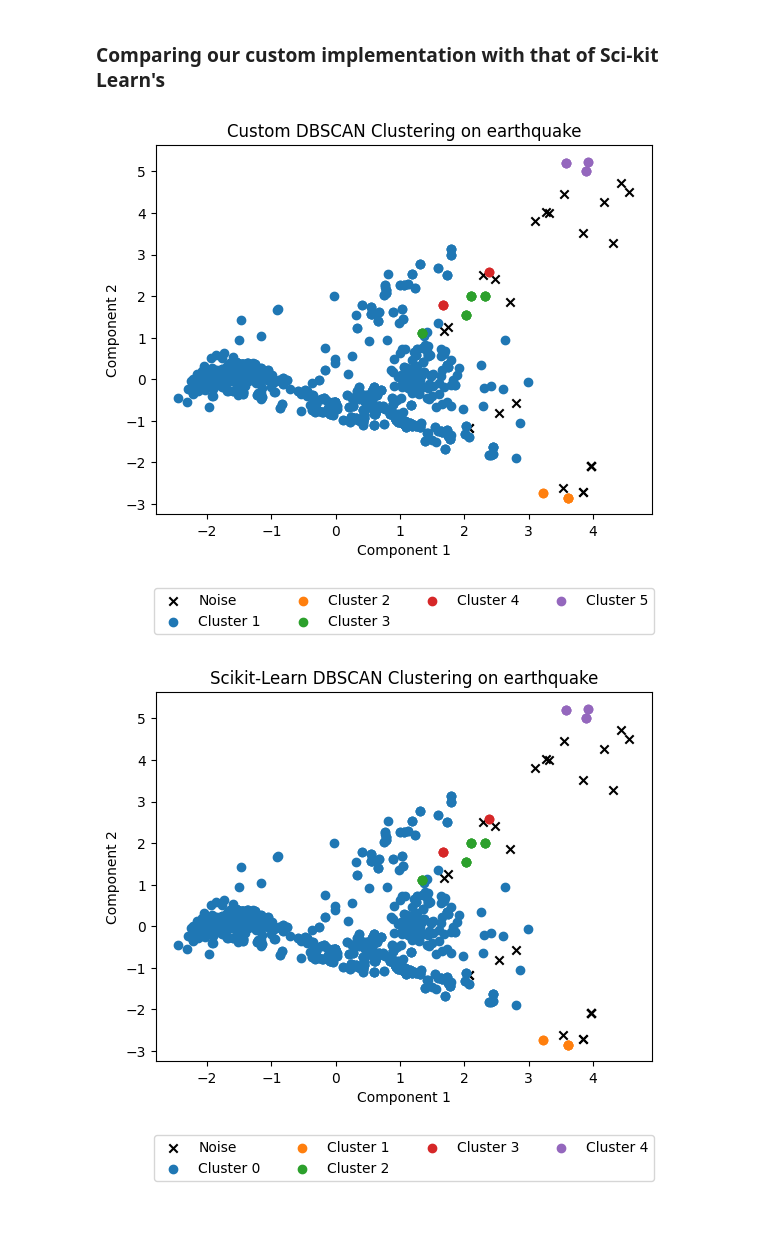
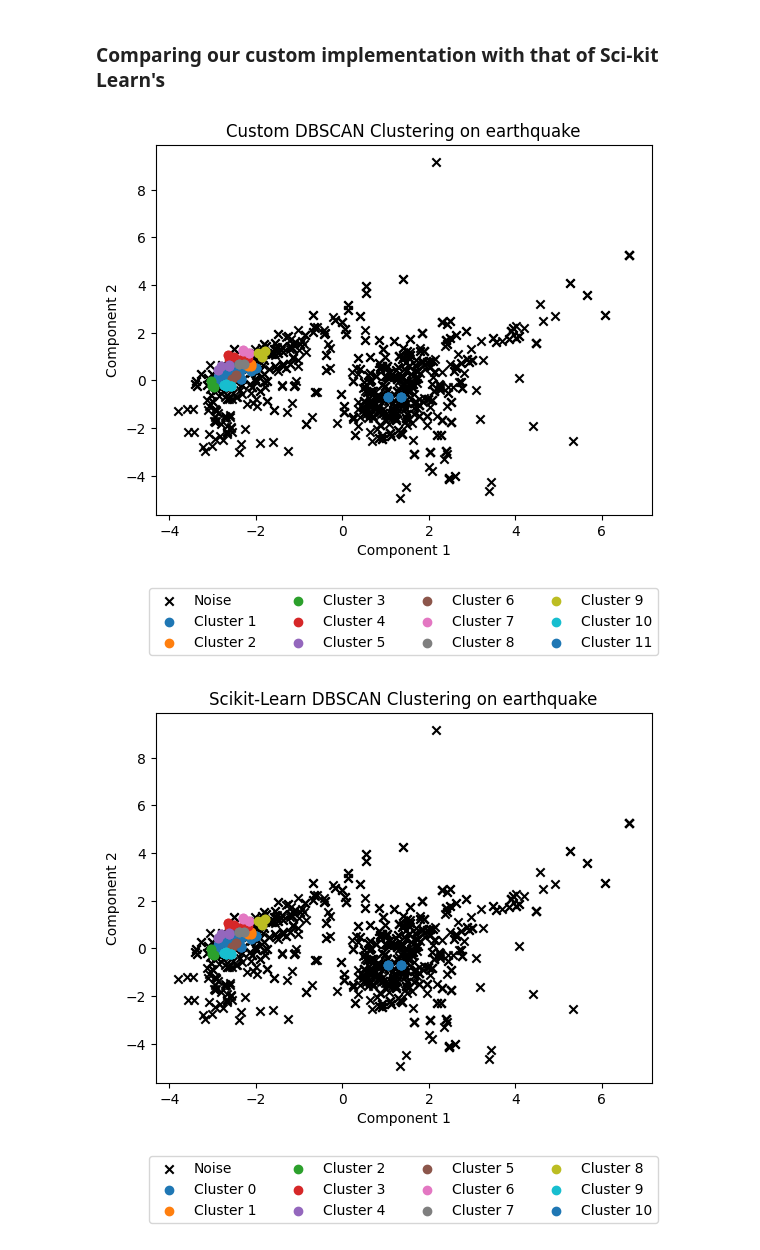
Before and after one commit to gideonpeters/comp6651-project, a Jupyter notebook: scripts/01-dbscan-4.ipynb, the cells around one changed output. Drawn from its saved outputs; the diff is of its cells as text; code cells hidden in the pictures; blank space fills up the shorter version.

Commit message:
chore: dbscan for number 4

```diff
--- a/scripts/01-dbscan-4.ipynb
+++ b/scripts/01-dbscan-4.ipynb
@@ -50,8 +50,10 @@ global_earthquake_data_df = global_earthquake_data_df.drop(columns=earthquake_dr
 
 earthquake_categorical_cols = [
     'type', 'status', 'net', 'magType', 'geometryType',
-    'continent', 'country', 'subnational', 'city', 'locality', 'postcode', 'timezone'
+    'continent', 'country', 'subnational', 'city', 'locality', 'postcode', 'timezone',
 ]
+# drop categorical columns
+global_earthquake_data_df = global_earthquake_data_df.drop(columns=earthquake_categorical_cols)
 earthquake_numerical_cols = [
     "magnitude", "felt", "cdi", "mmi", "tsunami", "sig",
     "nst", "dmin", "rms", "gap", "depth", "latitude",
@@ -185,13 +177,14 @@ Percentages of each alert in the dataset:
 # %%
 # earthquake_relevant_df = global_earthquake_data_df[top_feature_names]
 # X = earthquake_relevant_df.values
-X = global_earthquake_data_df[top_feature_names].values
+# take only numerical columns to predict the alert levels
+X = global_earthquake_data_df[earthquake_numerical_cols].values
 X = StandardScaler().fit_transform(X)
 
 # ---------------------------
 # Run Custom DBSCAN
 # ---------------------------
-custom_dbscan = CustomDBSCAN(eps=1.5, min_pts=5)
+custom_dbscan = CustomDBSCAN(eps=0.5, min_pts=5)
 start_time = time.time()
 labels_custom = custom_dbscan.fit_predict(X)
 custom_runtime = time.time() - start_time
@@ -207,33 +200,33 @@ results.append({
     "runtime": custom_runtime,
     "cluster_count": len(set(labels_custom)) - (1 if -1 in labels_custom else 0),
     "noise_count": list(labels_custom).count(-1),
 })
 
 # Visualize the clusters (assuming visualize_clusters is defined)
 visualize_clusters(X, labels_custom, "Custom DBSCAN Clustering on earthquake", saveAs="top_5_custom_dbscan_earthquake.png")
 
 # ---------------------------
 # Scikit-Learn DBSCAN Implementation
 # ---------------------------
 start_time = time.time()
-sklearn_dbscan = SklearnDBSCAN(eps=1.5, min_samples=5)
+sklearn_dbscan = SklearnDBSCAN(eps=0.5, min_samples=5)
 labels_sklearn = sklearn_dbscan.fit_predict(X)
 sklearn_runtime = time.time() - start_time
 
 sklearn_silhouette = silhouette_score(X, labels_sklearn) if len(set(labels_sklearn)) > 1 else None
 results.append({
     "dataset": 'earthquake',
     "type": "sklearn",
     "metric": 'euclidean',
     "silhouette": sklearn_silhouette,
     "runtime": sklearn_runtime,
     "cluster_count": len(set(labels_sklearn)) - (1 if -1 in labels_sklearn else 0),
     "noise_count": list(labels_sklearn).count(-1),
 })
 visualize_clusters(X, labels_sklearn, "Scikit-Learn DBSCAN Clustering on earthquake", saveAs="top_5_scilearn_dbscan_earthquake.png")
 
 results_df = pd.DataFrame(results)
 results_df.to_csv("dbscan_05_results.csv", index=False)
 # %% [output]
-[figure, old version]
+[figure, new version]
-[figure, old version]
+[figure, new version]
```
Also changed, not shown: parts of 1 cell of this notebook, 4 other files.
